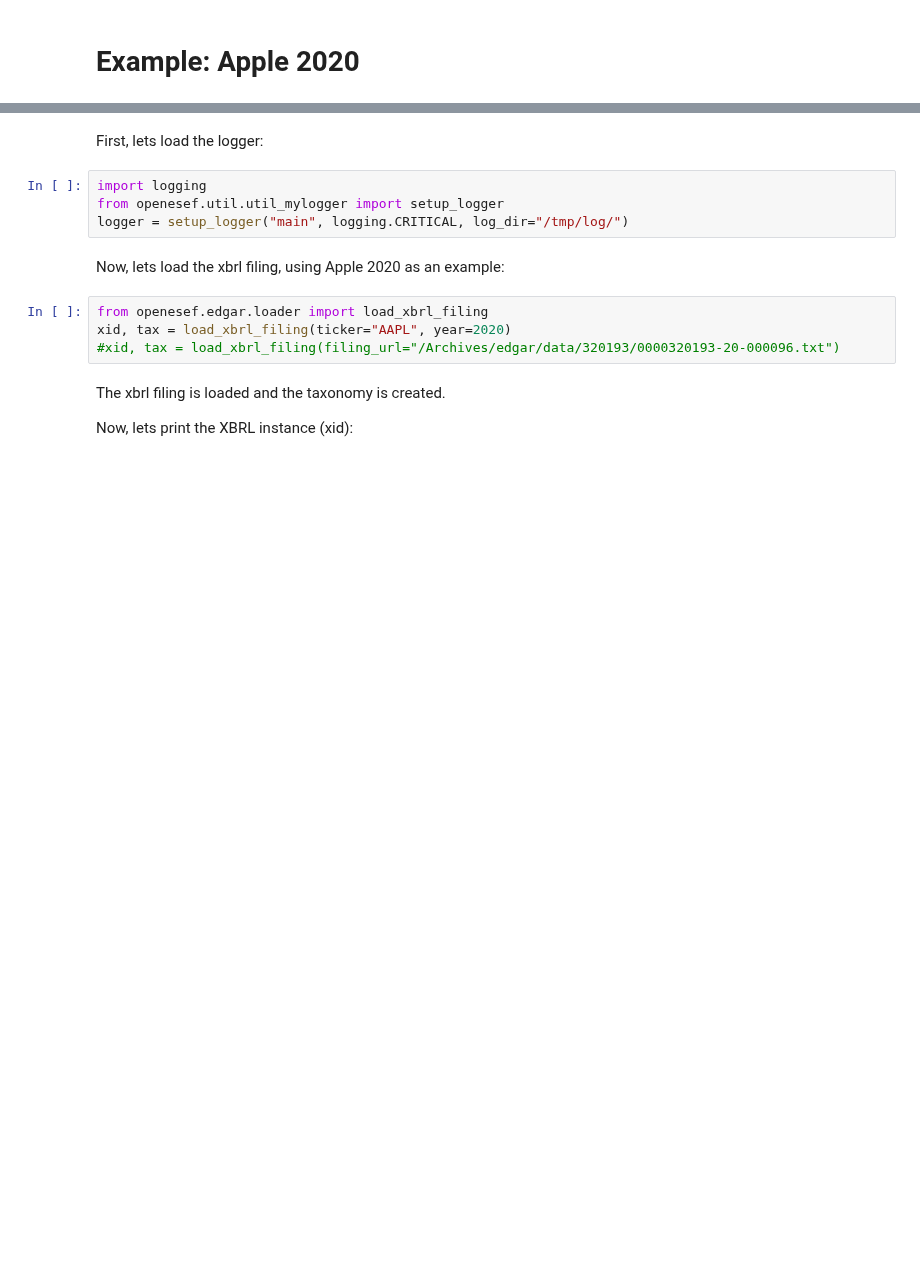
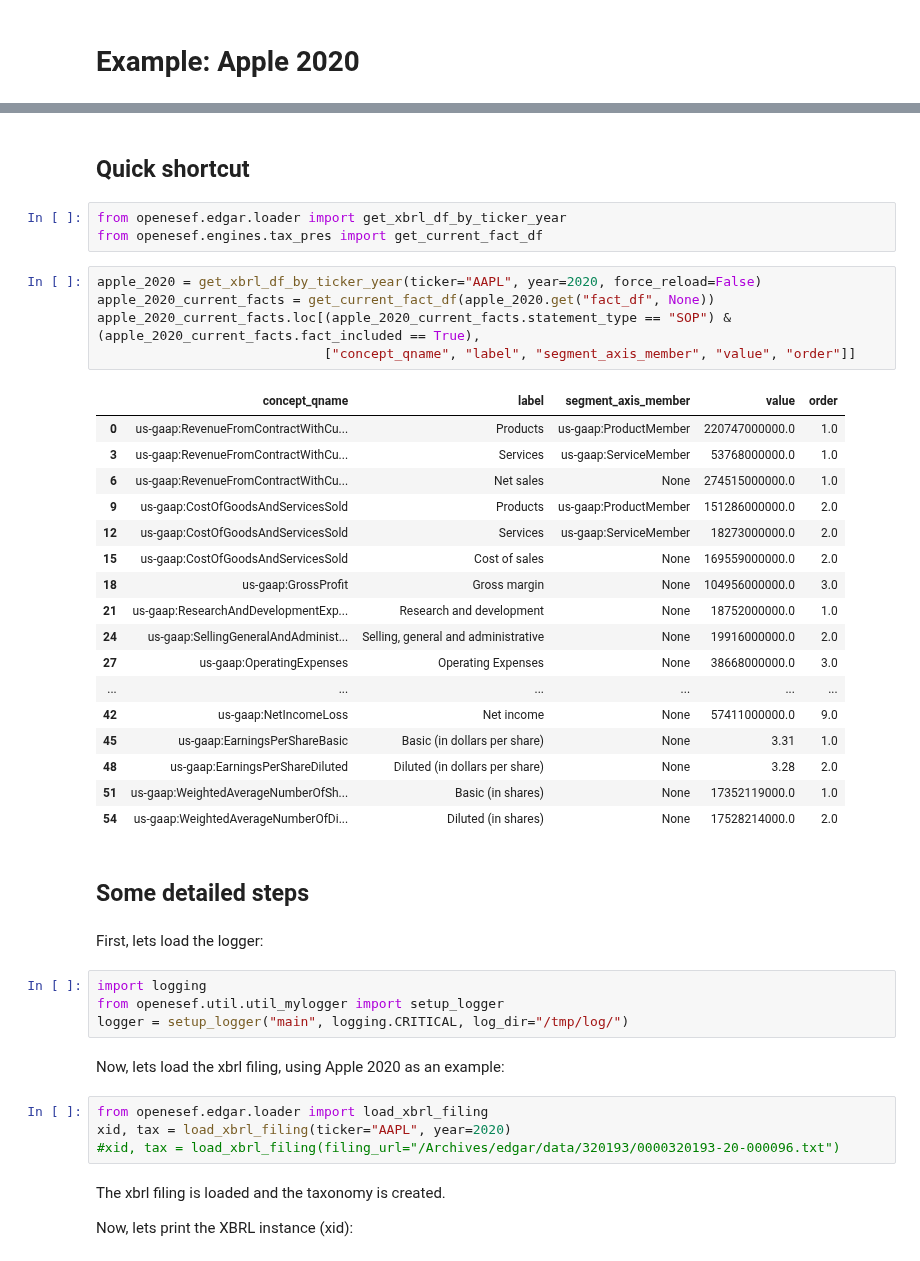
Before and after one commit to reeyarn/openesef, a Jupyter notebook: examples/apple_2020.ipynb, the cells around one changed output, grey strips where cells are left out. Cells and saved outputs as stored; diff of their text form; blank space fills up the shorter version.

Commit message:
updated apple case

```diff
--- a/examples/apple_2020.ipynb
+++ b/examples/apple_2020.ipynb
@@ -17,6 +17,36 @@
 <a href="https://github.com/reeyarn/openesef">github.com/reeyarn/openesef</a>
 </div>
 </h1>
+# %% [markdown]
+## Quick shortcut
+# %%
+from openesef.edgar.loader import get_xbrl_df_by_ticker_year
+from openesef.engines.tax_pres import get_current_fact_df
+# %%
+apple_2020 = get_xbrl_df_by_ticker_year(ticker="AAPL", year=2020, force_reload=False)
+apple_2020_current_facts = get_current_fact_df(apple_2020.get("fact_df", None))
+apple_2020_current_facts.loc[(apple_2020_current_facts.statement_type == "SOP") & (apple_2020_current_facts.fact_included == True),
+                             ["concept_qname", "label", "segment_axis_member", "value", "order"]]
+# %% [output]
+|  | concept_qname | label | segment_axis_member | value | order |
+| 0 | us-gaap:RevenueFromContractWithCu... | Products | us-gaap:ProductMember | 220747000000.0 | 1.0 |
+| 3 | us-gaap:RevenueFromContractWithCu... | Services | us-gaap:ServiceMember | 53768000000.0 | 1.0 |
+| 6 | us-gaap:RevenueFromContractWithCu... | Net sales | None | 274515000000.0 | 1.0 |
+| 9 | us-gaap:CostOfGoodsAndServicesSold | Products | us-gaap:ProductMember | 151286000000.0 | 2.0 |
+| 12 | us-gaap:CostOfGoodsAndServicesSold | Services | us-gaap:ServiceMember | 18273000000.0 | 2.0 |
+| 15 | us-gaap:CostOfGoodsAndServicesSold | Cost of sales | None | 169559000000.0 | 2.0 |
+| 18 | us-gaap:GrossProfit | Gross margin | None | 104956000000.0 | 3.0 |
+| 21 | us-gaap:ResearchAndDevelopmentExp... | Research and development | None | 18752000000.0 | 1.0 |
+| 24 | us-gaap:SellingGeneralAndAdminist... | Selling, general and administrative | None | 19916000000.0 | 2.0 |
+| 27 | us-gaap:OperatingExpenses | Operating Expenses | None | 38668000000.0 | 3.0 |
+| ... | ... | ... | ... | ... | ... |
+| 42 | us-gaap:NetIncomeLoss | Net income | None | 57411000000.0 | 9.0 |
+| 45 | us-gaap:EarningsPerShareBasic | Basic (in dollars per share) | None | 3.31 | 1.0 |
+| 48 | us-gaap:EarningsPerShareDiluted | Diluted (in dollars per share) | None | 3.28 | 2.0 |
+| 51 | us-gaap:WeightedAverageNumberOfSh... | Basic (in shares) | None | 17352119000.0 | 1.0 |
+| 54 | us-gaap:WeightedAverageNumberOfDi... | Diluted (in shares) | None | 17528214000.0 | 2.0 |
+# %% [markdown]
+## Some detailed steps
 # %% [markdown]
 First, lets load the logger:
 # %%
```
Also changed, not shown: parts of 4 cells of this notebook, 2 other files.
